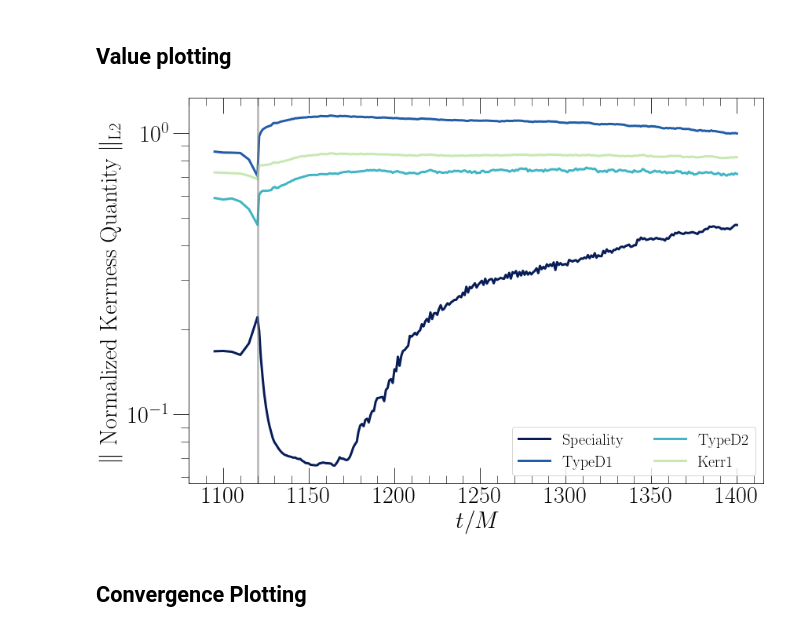
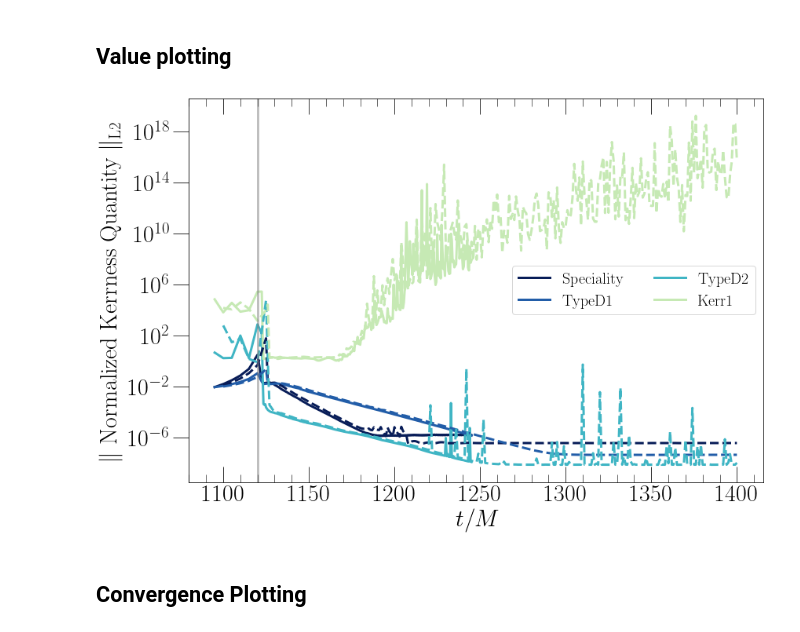
Before and after one commit to mariaokounkova/KerrnessBinaries, a Jupyter notebook: KerrnessBinaries.ipynb, the cells around one changed output. Saved outputs shown, nothing was run; the diff lists cells and outputs as text; code cells hidden in the pictures.

```diff
--- a/KerrnessBinaries.ipynb
+++ b/KerrnessBinaries.ipynb
@@ -49,38 +49,39 @@ def PlotValues():
     plt.figure(figsize=(12, 8))
 
     def ReadValues(l):
         p = "/Users/mokounkova/KerrnessBinaries/Data/Orbital"
         f = p + "/Lev" + l + "/Values.dat"
-        time, s, d1, d2, k = np.loadtxt(f, comments="#",usecols=(range(5)),unpack=True)
+        #time, s, d1, d2, k = np.loadtxt(f, comments="#",usecols=([0,1,3,6,8]),unpack=True)
+        time, s, d1, d2, k = np.loadtxt(f, comments="#",usecols=([0,2,4,5,7]),unpack=True)
         return time, s, d1, d2, k
 
     def PlotValues(l, ls):
         t, s, d1, d2, k = ReadValues(l)
         cmap = matplotlib.cm.get_cmap('YlGnBu')
         labels = ['Speciality', 'TypeD1', 'TypeD2', 'Kerr1']
         colors = [cmap((float(i) + 1)/len(labels)) for i in range(len(labels))][::-1]
         quants = [s, d1, d2, k]
         for q, c, lab in zip(quants, colors, labels):
             plt.plot(t, q, color = c, ls = ls, label = lab if ls == '-' else '')
 
-    #PlotValues('2', '-')
-    #PlotValues('1', '--')
-    PlotValues('0', '-')
+    PlotValues('2', '-')
+    PlotValues('1', '--')
+    #PlotValues('0', '-.')
     plt.axvline(1120.0, color='gray', alpha=0.5)
 
     plt.yscale('log')
     #plt.ylim(5e-2, 9e-1)
     plt.legend(ncol = 2)
     plt.ylabel('$\|$ Normalized Kerrness Quantity $\|_\mathrm{L2}$')
     plt.xlabel(r'$t/M$')
     plt.tight_layout()
     plt.savefig('DomainNorms.pdf')
     plt.show()
 
 
 PlotValues()
 # %% [output]
-[figure, old version]
+[figure, new version]
 # %% [markdown]
 ## Convergence Plotting
 # %%
```
Also changed, not shown: 2 other files.
